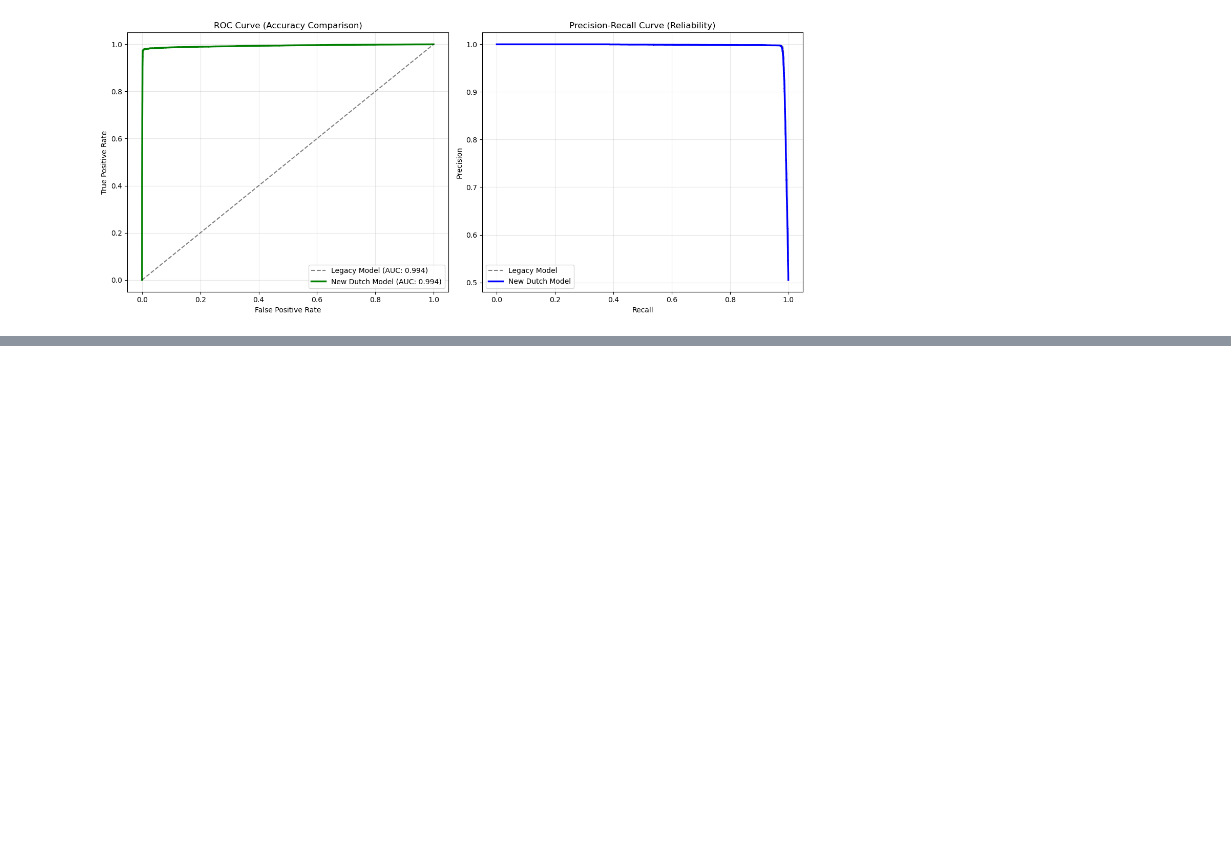
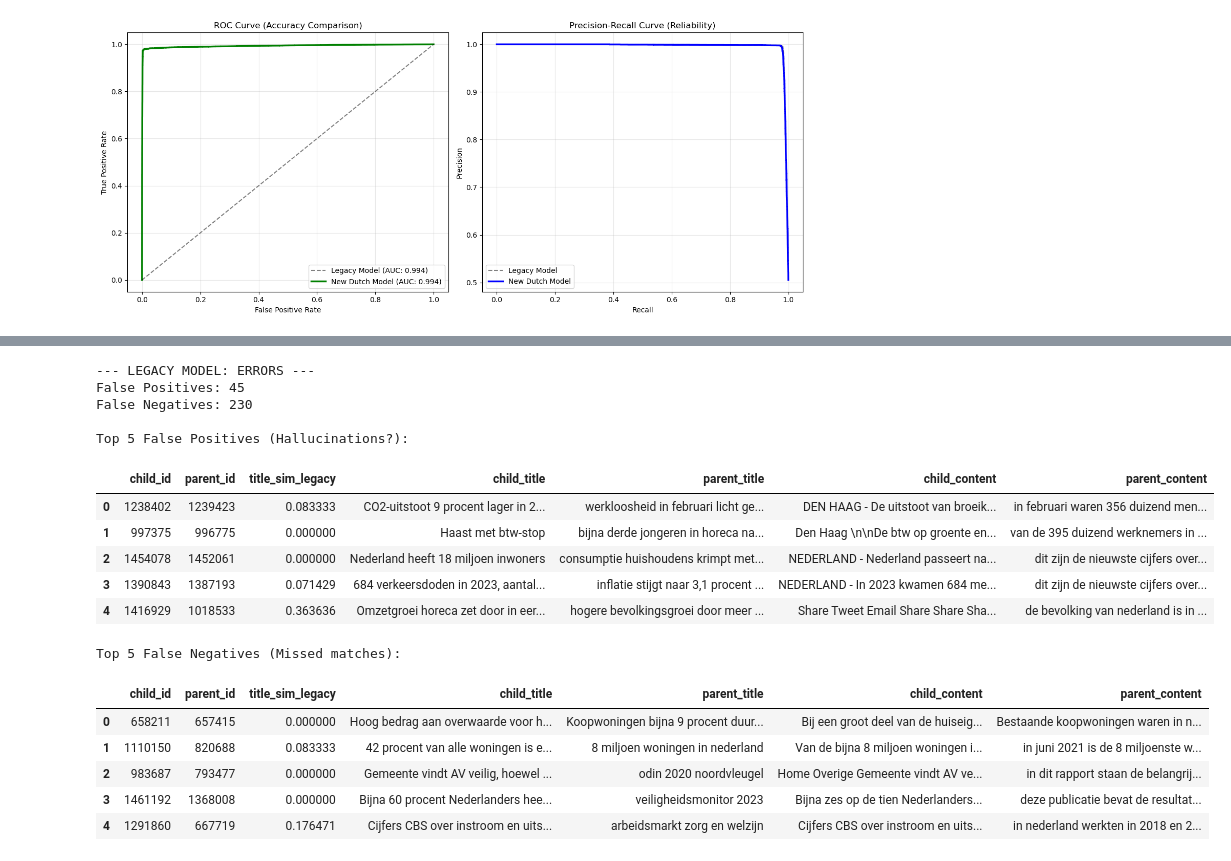
Before and after one commit to slaaziz/CBS, a Jupyter notebook: rf_models_reconstructed.ipynb, the cells around one changed output, grey strips where cells are left out. Drawn from its saved outputs; the diff is of its cells as text; code cells hidden in the pictures; blank space fills up the shorter version.

```diff
--- a/rf_models_reconstructed.ipynb
+++ b/rf_models_reconstructed.ipynb
@@ -214,0 +279,46 @@ plt.show()
+# %%
+print("\n--- LEGACY MODEL: ERRORS ---")
+
+# we already have the predictions from the cell above in 'df_legacy'
+
+# filtering for errors
+fp_legacy = df_legacy[(df_legacy['pred'] == 1) & (df_legacy['match'] == 0)] # false pos
+fn_legacy = df_legacy[(df_legacy['pred'] == 0) & (df_legacy['match'] == 1)] # false neg (misses)
+
+print(f"False Positives: {len(fp_legacy)}")
+print(f"False Negatives: {len(fn_legacy)}")
+
+# displaying FP
+print("\nTop 5 False Positives (Hallucinations?):")
+if len(fp_legacy) > 0:
+    fp_text = fp_legacy.merge(children_df, on='child_id', how='left').merge(parents_df, on='parent_id', how='left')
+    display(fp_text[['child_id', 'parent_id', 'title_sim_legacy', 'child_title', 'parent_title', 'child_content', 'parent_content']].head())
+else:
+    print("none found")
+
+# displaying FN
+print("\nTop 5 False Negatives (Missed matches):")
+if len(fn_legacy) > 0:
+    fn_text = fn_legacy.merge(children_df, on='child_id', how='left').merge(parents_df, on='parent_id', how='left')
+    display(fn_text[['child_id', 'parent_id', 'title_sim_legacy', 'child_title', 'parent_title', 'child_content', 'parent_content']].head())
+else:
+    print("none found")
+# %% [output]
+--- LEGACY MODEL: ERRORS ---
+False Positives: 45
+False Negatives: 230
+
+Top 5 False Positives (Hallucinations?):
+|  | child_id | parent_id | title_sim_legacy | child_title | parent_title | child_content | parent_content |
+| 0 | 1238402 | 1239423 | 0.083333 | CO2-uitstoot 9 procent lager in 2... | werkloosheid in februari licht ge... | DEN HAAG - De uitstoot van broeik... | in februari waren 356 duizend men... |
+| 1 | 997375 | 996775 | 0.000000 | Haast met btw-stop | bijna derde jongeren in horeca na... | Den Haag \n\nDe btw op groente en... | van de 395 duizend werknemers in ... |
+| 2 | 1454078 | 1452061 | 0.000000 | Nederland heeft 18 miljoen inwoners | consumptie huishoudens krimpt met... | NEDERLAND - Nederland passeert na... | dit zijn de nieuwste cijfers over... |
+| 3 | 1390843 | 1387193 | 0.071429 | 684 verkeersdoden in 2023, aantal... | inflatie stijgt naar 3,1 procent ... | NEDERLAND - In 2023 kwamen 684 me... | dit zijn de nieuwste cijfers over... |
+| 4 | 1416929 | 1018533 | 0.363636 | Omzetgroei horeca zet door in eer... | hogere bevolkingsgroei door meer ... | Share Tweet Email Share Share Sha... | de bevolking van nederland is in ... |
+Top 5 False Negatives (Missed matches):
+|  | child_id | parent_id | title_sim_legacy | child_title | parent_title | child_content | parent_content |
+| 0 | 658211 | 657415 | 0.000000 | Hoog bedrag aan overwaarde voor h... | Koopwoningen bijna 9 procent duur... | Bij een groot deel van de huiseig... | Bestaande koopwoningen waren in n... |
+| 1 | 1110150 | 820688 | 0.083333 | 42 procent van alle woningen is e... | 8 miljoen woningen in nederland | Van de bijna 8 miljoen woningen i... | in juni 2021 is de 8 miljoenste w... |
+| 2 | 983687 | 793477 | 0.000000 | Gemeente vindt AV veilig, hoewel ... | odin 2020 noordvleugel | Home Overige Gemeente vindt AV ve... | in dit rapport staan de belangrij... |
+| 3 | 1461192 | 1368008 | 0.000000 | Bijna 60 procent Nederlanders hee... | veiligheidsmonitor 2023 | Bijna zes op de tien Nederlanders... | deze publicatie bevat de resultat... |
+| 4 | 1291860 | 667719 | 0.176471 | Cijfers CBS over instroom en uits... | arbeidsmarkt zorg en welzijn | Cijfers CBS over instroom en uits... | in nederland werkten in 2018 en 2... |
```
Also changed, not shown: parts of 16 cells of this notebook.
